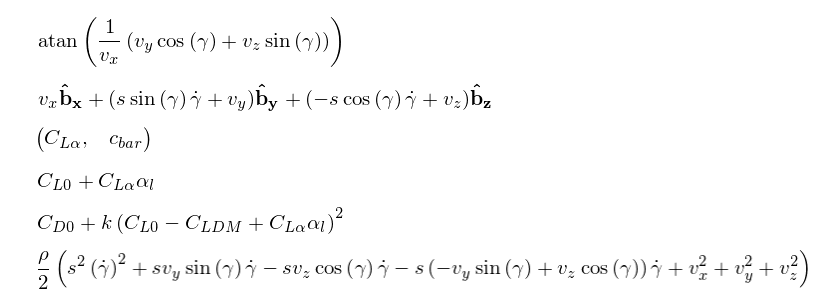
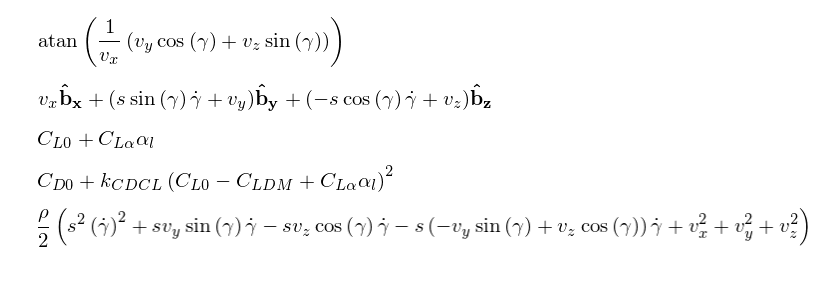
Before and after one commit to jgoppert/PX4-SIL, a Jupyter notebook: Blade Element Flapping.ipynb, the cells around one changed output. Drawn from its saved outputs; the diff is of its cells as text; code cells hidden in the pictures; blank space fills up the shorter version.

```diff
--- a/Blade Element Flapping.ipynb
+++ b/Blade Element Flapping.ipynb
@@ -49,25 +49,22 @@ vel_p.express(frame_b)
 # %% [output]
 [figure]
 # %%
-CL_alpha = sympy.Symbol('C_L_alpha')
-CD_0 = sympy.Symbol('C_D_0')
-CL_DM = sympy.Symbol('C_L_DM')
-CL_0 = sympy.Symbol('C_L_0')
+C_L_alpha = sympy.Symbol('C_L_alpha')
+C_D_0 = sympy.Symbol('C_D_0')
+C_L_DM = sympy.Symbol('C_L_DM')
+C_L_0 = sympy.Symbol('C_L_0')
 c_bar = sympy.Symbol('c_bar')
-CL_alpha, c_bar
-# %% [output]
-[figure, removed]
-# %%
-CL = CL_alpha*alpha_l(t) + CL_0
-CL
-# %% [output]
-[figure, removed]
+# %%
+C_L = C_L_alpha*alpha_l(t) + C_L_0
+C_L
+# %% [output]
+[figure, added]
 # %%
-k, rho, S = sympy.symbols('k, rho, S')
-CD = k*(CL - CL_DM)**2 + CD_0
-CD
+k_CD_CL, rho, S = sympy.symbols('k_CD_CL, rho, S')
+C_D = k_CD_CL*(C_L - C_L_DM)**2 + C_D_0
+C_D
 # %% [output]
-[figure, old version]
+[figure, new version]
 # %%
 q = rho*vel_p.dot(vel_p)/2
 q
```
Also changed, not shown: parts of 23 cells of this notebook.
